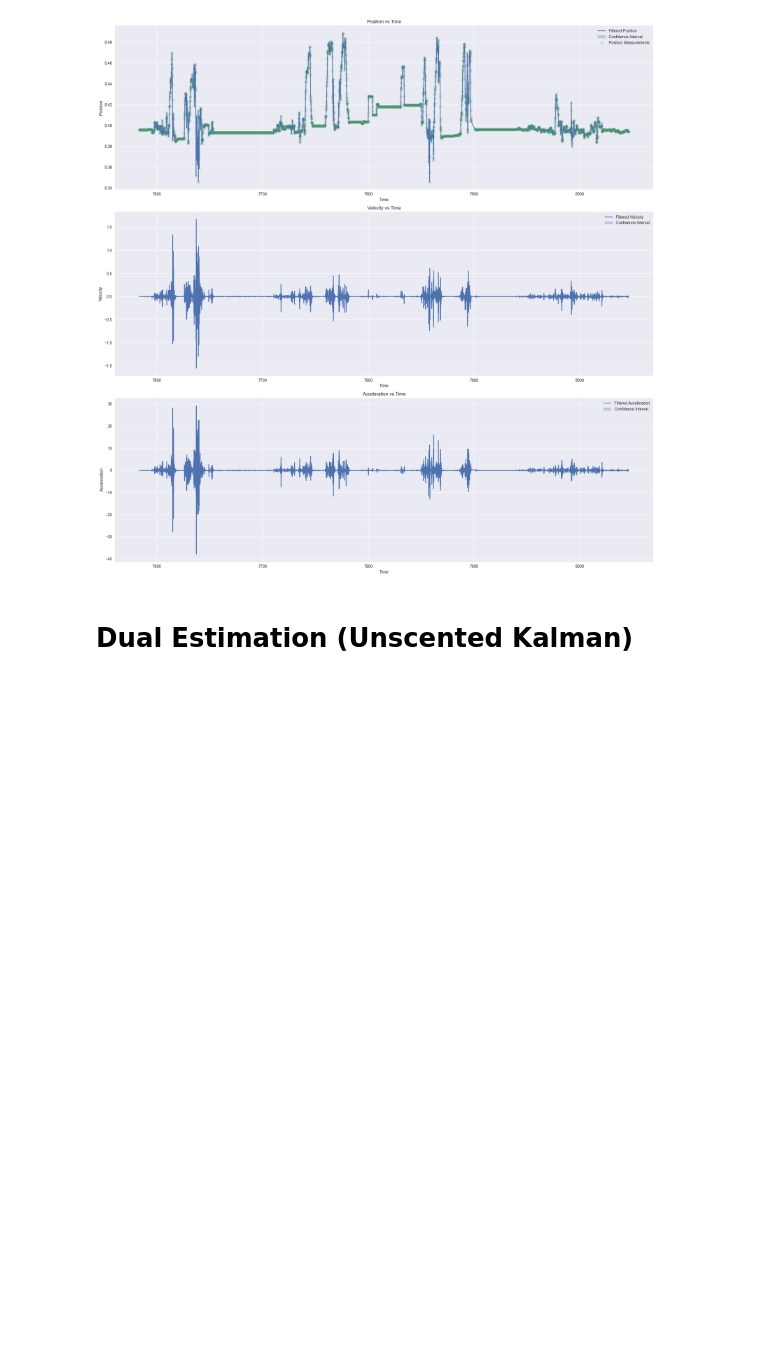
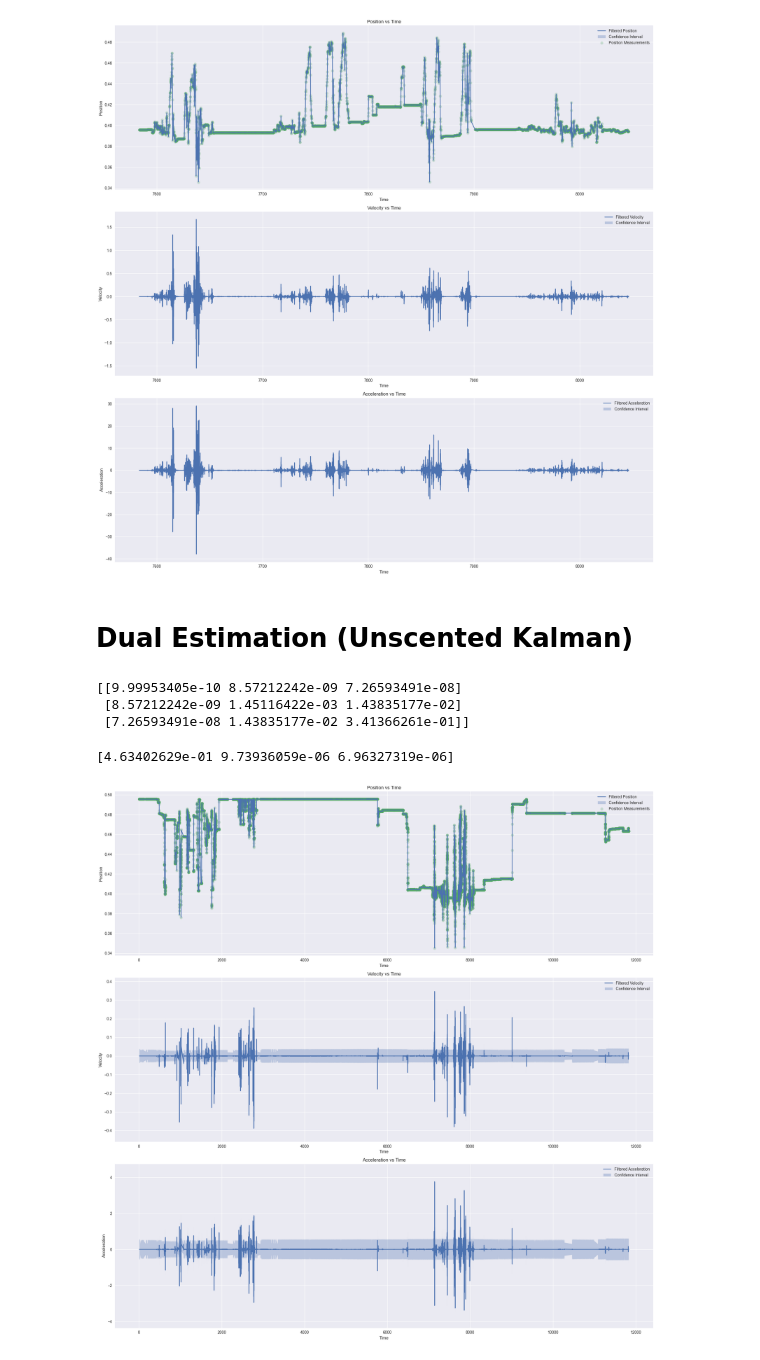
Before and after one commit to cwru-baja/candump_tooling, a Jupyter notebook: linpots.ipynb, the cells around one changed output. Drawn from its saved outputs; the diff is of its cells as text; code cells hidden in the pictures; blank space fills up the shorter version.

Commit message:
Disappointing Dual Results

```diff
--- a/linpots.ipynb
+++ b/linpots.ipynb
@@ -321,0 +340,52 @@ plt.show()
+# %%
+dual_state_history = np.zeros((NUM_STATES, len(df)))
+dual_cov_history = np.zeros((NUM_STATES, NUM_STATES, len(df)))
+
+state = dual_starting_state
+cov = np.diag([1e-5, 1e-2, 1e-2])
+
+for ind, row in df.iterrows():
+    if ind == 0:
+      continue
+
+    state, cov = dual_state_predictor.predict(state, cov, row['ts_delta'])
+
+    state, cov = dual_pos_corrector.correct(state, cov, row['FL'] - dual_starting_state[0], state_predictor)
+
+    dual_state_history[:, ind] = state
+    dual_cov_history[:, :, ind] = cov
+# %%
+print(cov)
+# %% [output]
+[[9.99953405e-10 8.57212242e-09 7.26593491e-08]
+ [8.57212242e-09 1.45116422e-03 1.43835177e-02]
+ [7.26593491e-08 1.43835177e-02 3.41366261e-01]]
+# %%
+print(state)
+# %% [output]
+[4.63402629e-01 9.73936059e-06 6.96327319e-06]
+# %%
+ind_range = np.r_[100:len(df)]
+# ind_range = np.r_[84000:90000]
+
+# Plotting position, velocity, acceleration, state variance, and residual over time
+fig, axs = plt.subplots(3, 1, figsize=(20, 20))
+
+for ind, label in enumerate(["Position", "Velocity", "Acceleration"]):
+  # Plotting position vs time
+  axs[ind].plot(times[ind_range], dual_state_history[ind, ind_range], label='Filtered {}'.format(label))
+  axs[ind].fill_between(times[ind_range], dual_state_history[ind, ind_range] - np.sqrt(dual_cov_history[ind, ind, ind_range]),
+            dual_state_history[ind, ind_range] + np.sqrt(dual_cov_history[ind, ind, ind_range]),
+            alpha=0.3, label='Confidence Interval')
+  if ind == 0:
+    axs[ind].scatter(times[ind_range], df['FL'].iloc[ind_range], label='Position Measurements', alpha=0.25)
+
+  axs[ind].set_xlabel('Time')
+  axs[ind].set_ylabel(label)
+  axs[ind].set_title('{} vs Time'.format(label))
+  axs[ind].legend()
+
+plt.tight_layout()
+plt.show()
+# %% [output]
+[figure, added]
```
Also changed, not shown: parts of 3 cells of this notebook.
